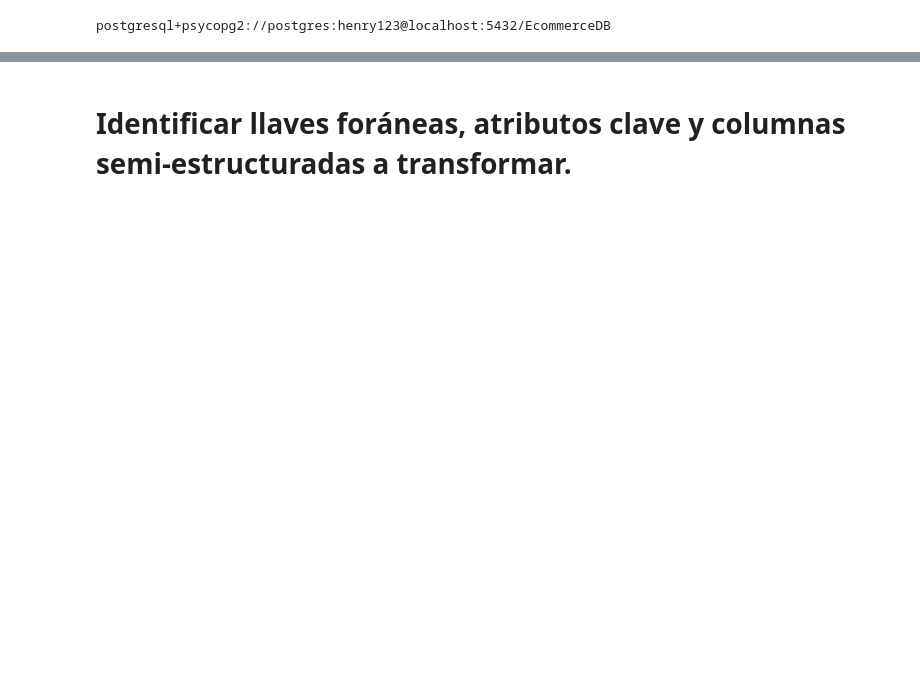
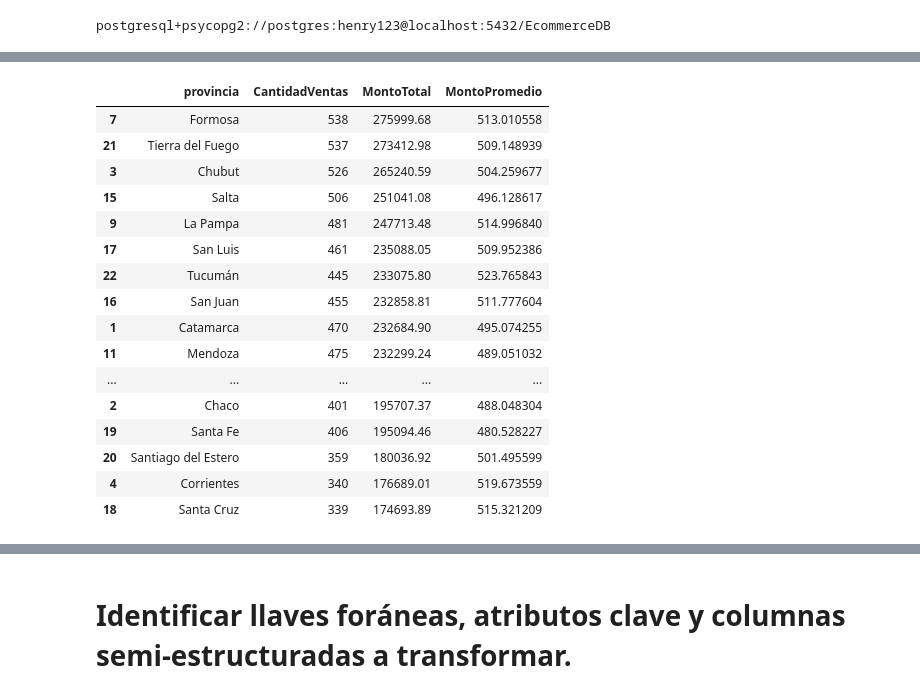
Before and after one commit to JulietaNaistat/proyecto-integrador-ecommerce, a Jupyter notebook: Avance_1/avance_1.ipynb, the cells around one changed output, grey strips where cells are left out. Saved outputs shown, nothing was run; the diff lists cells and outputs as text; code cells hidden in the pictures; blank space fills up the shorter version.

```diff
--- a/Avance_1/avance_1.ipynb
+++ b/Avance_1/avance_1.ipynb
@@ -79,0 +224,13 @@ for archivo in archivos:
+# %%
+#Implementar un análisis exploratorio de datos utilizando un ORM en Python
+
+# Ventas / monto registrado por mes
+ordenes = session.query(Orden).all()
+df_ordenes = pd.DataFrame([{
+    'fecha': o.fechaorden,
+    'total': float(o.total)
+} for o in ordenes])
+
+df_ordenes['mes'] = df_ordenes['fecha'].dt.to_period('M')
+ventas_por_mes = df_ordenes.groupby('mes')['total'].sum().reset_index()
+ventas_por_mes
@@ -79,0 +327,43 @@ for archivo in archivos:
+# %%
+# Ventas por provincia (cantidad, total y promedio de venta)
+data = []
+for o in ordenes:
+    usuario = o.usuario
+    if usuario.direcciones:
+        direccion = usuario.direcciones[0]  # Tomamos la primera dirección como principal
+        provincia = direccion.provincia or 'Desconocida'
+    else:
+        provincia = 'Desconocida'
+    data.append({
+        'provincia': provincia,
+        'monto': float(o.total),
+        'ordenid': o.ordenid
+    })
+
+df_provincia = pd.DataFrame(data)
+
+ventas_provincia = df_provincia.groupby('provincia').agg(
+    CantidadVentas=('ordenid', 'count'),
+    MontoTotal=('monto', 'sum'),
+    MontoPromedio=('monto', 'mean')
+).reset_index().sort_values(by='MontoTotal', ascending=False)
+ventas_provincia
+#Resultados: La provincia con mas volumen de ventas es Formosa pero el mayor monto promedio por ticket lo tiene Buenos Aires.
+# %% [output]
+|  | provincia | CantidadVentas | MontoTotal | MontoPromedio |
+| 7 | Formosa | 538 | 275999.68 | 513.010558 |
+| 21 | Tierra del Fuego | 537 | 273412.98 | 509.148939 |
+| 3 | Chubut | 526 | 265240.59 | 504.259677 |
+| 15 | Salta | 506 | 251041.08 | 496.128617 |
+| 9 | La Pampa | 481 | 247713.48 | 514.996840 |
+| 17 | San Luis | 461 | 235088.05 | 509.952386 |
+| 22 | Tucumán | 445 | 233075.80 | 523.765843 |
+| 16 | San Juan | 455 | 232858.81 | 511.777604 |
+| 1 | Catamarca | 470 | 232684.90 | 495.074255 |
+| 11 | Mendoza | 475 | 232299.24 | 489.051032 |
+| ... | ... | ... | ... | ... |
+| 2 | Chaco | 401 | 195707.37 | 488.048304 |
+| 19 | Santa Fe | 406 | 195094.46 | 480.528227 |
+| 20 | Santiago del Estero | 359 | 180036.92 | 501.495599 |
+| 4 | Corrientes | 340 | 176689.01 | 519.673559 |
+| 18 | Santa Cruz | 339 | 174693.89 | 515.321209 |
```
Also changed, not shown: parts of 10 cells of this notebook, 6 other files.
